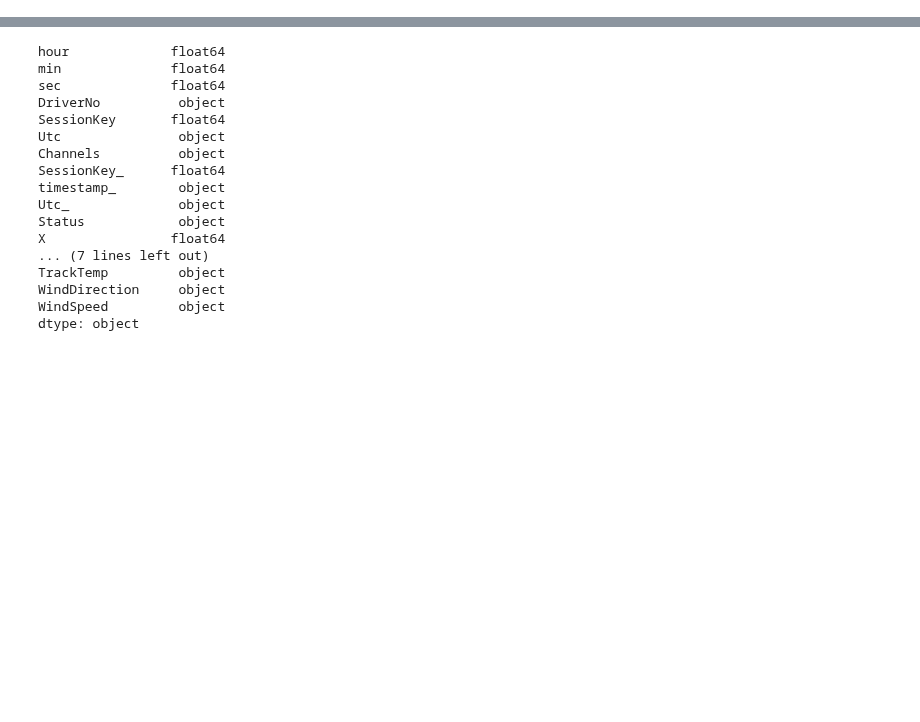
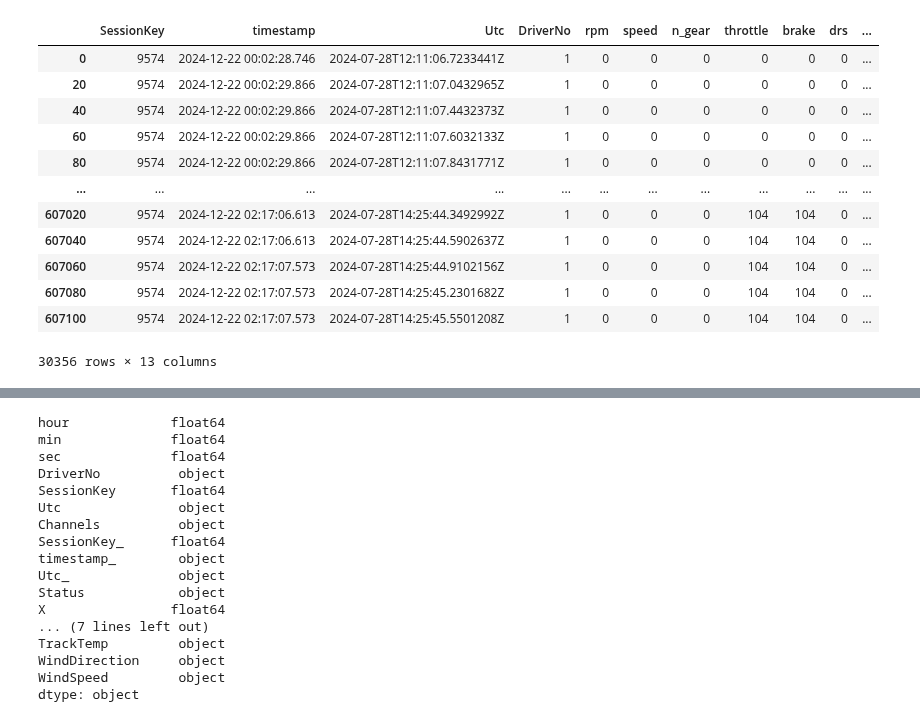
Before and after one commit to GoktugOcal/LiveF1, a Jupyter notebook: test.ipynb, the cells around one changed output, grey strips where cells are left out. Cells and saved outputs as stored; diff of their text form; code cells hidden in the pictures; blank space fills up the shorter version.

```diff
--- a/test.ipynb
+++ b/test.ipynb
@@ -22,0 +51,16 @@ Session Name : Race
+# %%
+car_df[car_df["DriverNo"] == "1"]
+# %% [output]
+|  | SessionKey | timestamp | Utc | DriverNo | rpm | speed | n_gear | throttle | brake | drs | ... |
+| 0 | 9574 | 2024-12-22 00:02:28.746 | 2024-07-28T12:11:06.7233441Z | 1 | 0 | 0 | 0 | 0 | 0 | 0 | ... |
+| 20 | 9574 | 2024-12-22 00:02:29.866 | 2024-07-28T12:11:07.0432965Z | 1 | 0 | 0 | 0 | 0 | 0 | 0 | ... |
+| 40 | 9574 | 2024-12-22 00:02:29.866 | 2024-07-28T12:11:07.4432373Z | 1 | 0 | 0 | 0 | 0 | 0 | 0 | ... |
+| 60 | 9574 | 2024-12-22 00:02:29.866 | 2024-07-28T12:11:07.6032133Z | 1 | 0 | 0 | 0 | 0 | 0 | 0 | ... |
+| 80 | 9574 | 2024-12-22 00:02:29.866 | 2024-07-28T12:11:07.8431771Z | 1 | 0 | 0 | 0 | 0 | 0 | 0 | ... |
+| ... | ... | ... | ... | ... | ... | ... | ... | ... | ... | ... | ... |
+| 607020 | 9574 | 2024-12-22 02:17:06.613 | 2024-07-28T14:25:44.3492992Z | 1 | 0 | 0 | 0 | 104 | 104 | 0 | ... |
+| 607040 | 9574 | 2024-12-22 02:17:06.613 | 2024-07-28T14:25:44.5902637Z | 1 | 0 | 0 | 0 | 104 | 104 | 0 | ... |
+| 607060 | 9574 | 2024-12-22 02:17:07.573 | 2024-07-28T14:25:44.9102156Z | 1 | 0 | 0 | 0 | 104 | 104 | 0 | ... |
+| 607080 | 9574 | 2024-12-22 02:17:07.573 | 2024-07-28T14:25:45.2301682Z | 1 | 0 | 0 | 0 | 104 | 104 | 0 | ... |
+| 607100 | 9574 | 2024-12-22 02:17:07.573 | 2024-07-28T14:25:45.5501208Z | 1 | 0 | 0 | 0 | 104 | 104 | 0 | ... |
+30356 rows × 13 columns
```
Also changed, not shown: parts of 20 cells of this notebook, 7 other files.
